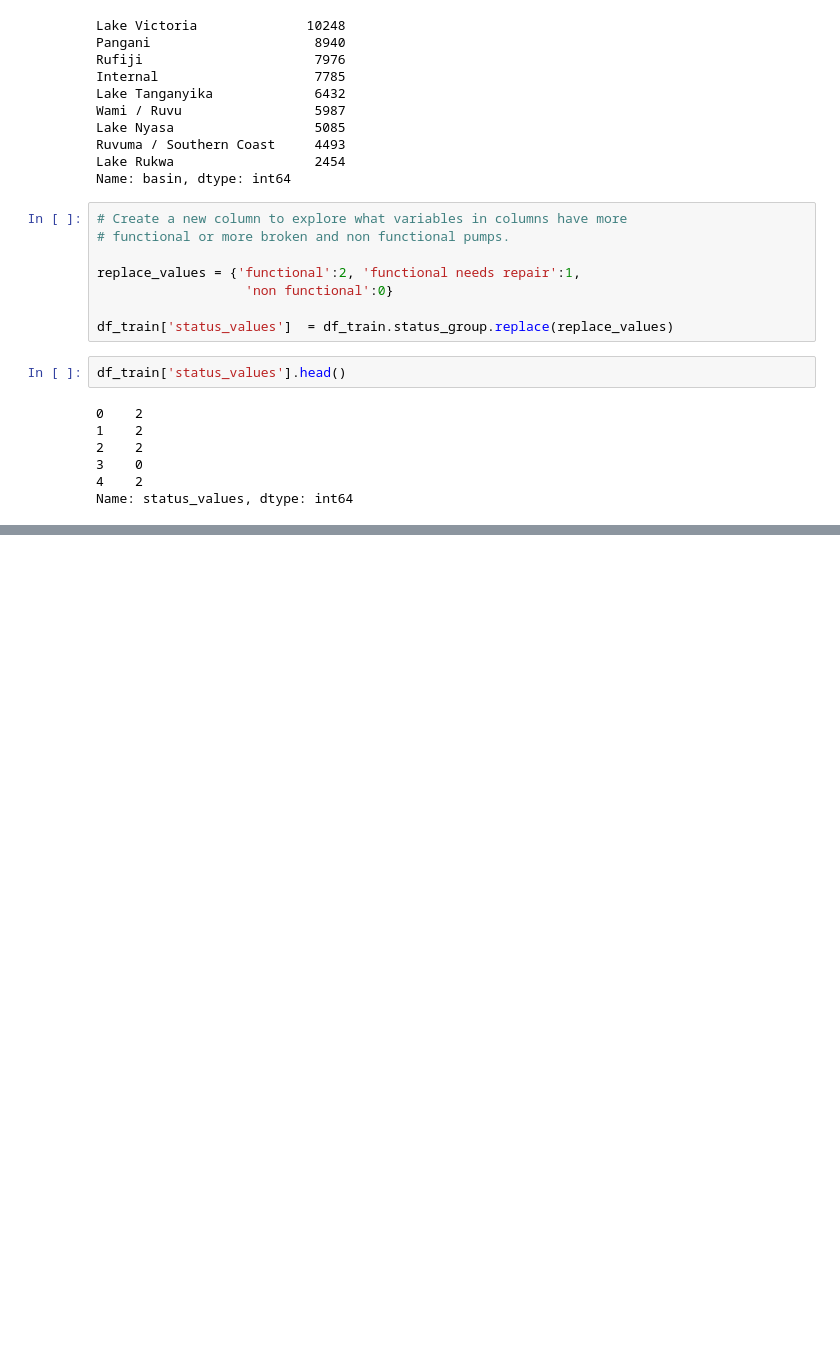
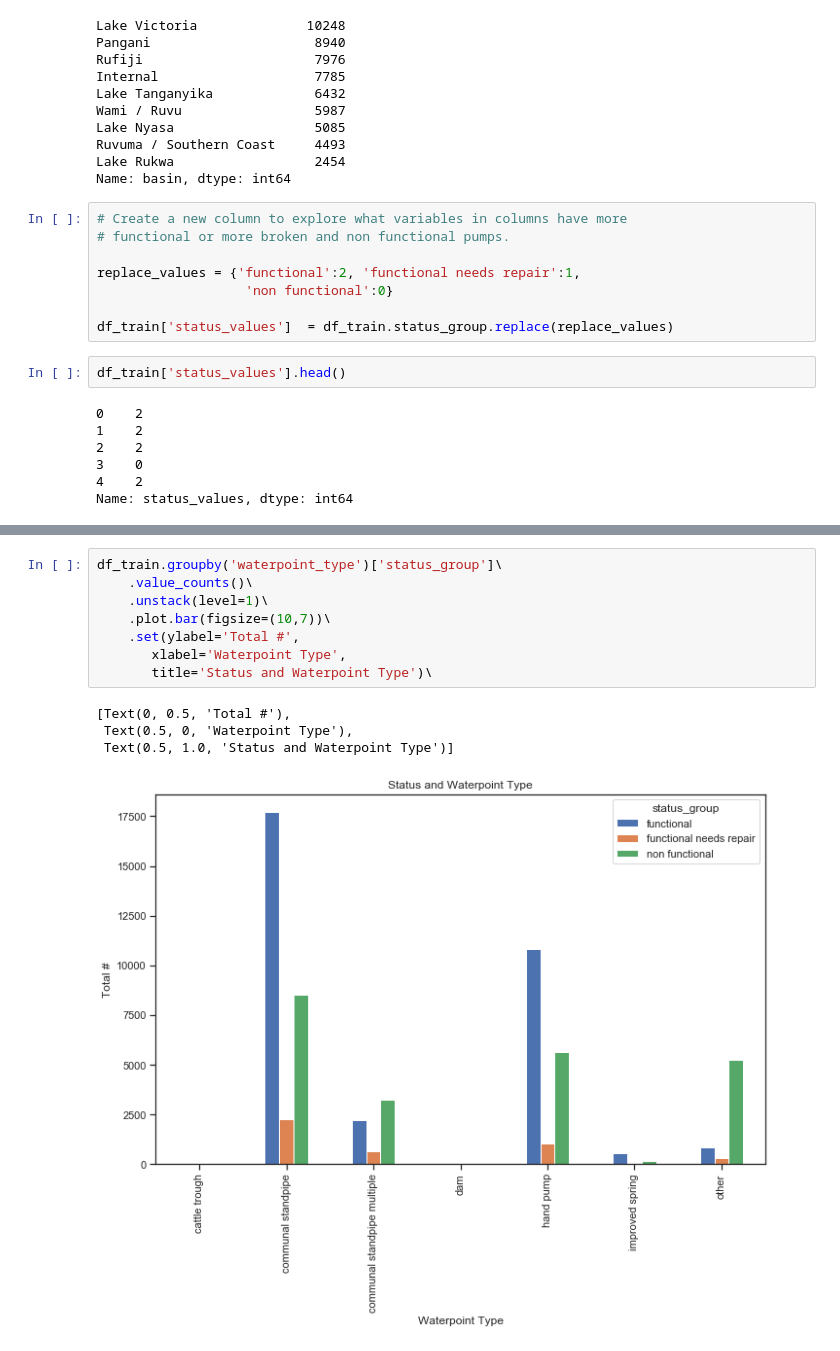
Before and after one commit to Andrew-Carl/Pump-it-Up-Data-Mining-the-Tanzania-Water-Table, a Jupyter notebook: Exploratory Data Analysis .ipynb, the cells around one changed output, grey strips where cells are left out. Cells and saved outputs as stored; diff of their text form; blank space fills up the shorter version.

```diff
--- a/Exploratory Data Analysis .ipynb
+++ b/Exploratory Data Analysis .ipynb
@@ -422,0 +225,13 @@ Name: status_group, dtype: int64
+# %%
+df_train.groupby('waterpoint_type')['status_group']\
+    .value_counts()\
+    .unstack(level=1)\
+    .plot.bar(figsize=(10,7))\
+    .set(ylabel='Total #',
+       xlabel='Waterpoint Type',
+       title='Status and Waterpoint Type')\
+# %% [output]
+[Text(0, 0.5, 'Total #'),
+ Text(0.5, 0, 'Waterpoint Type'),
+ Text(0.5, 1.0, 'Status and Waterpoint Type')]
+[figure, added]
```
Also changed, not shown: parts of 52 cells of this notebook.
